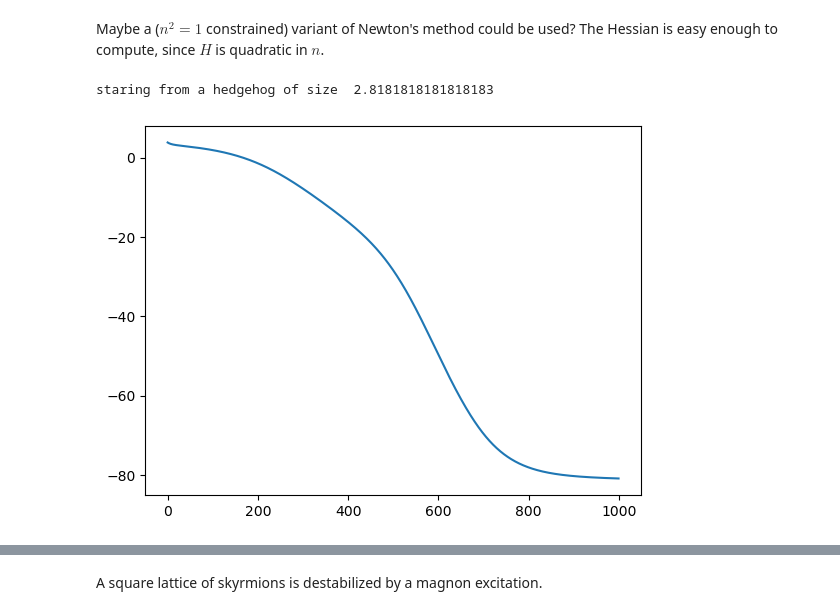
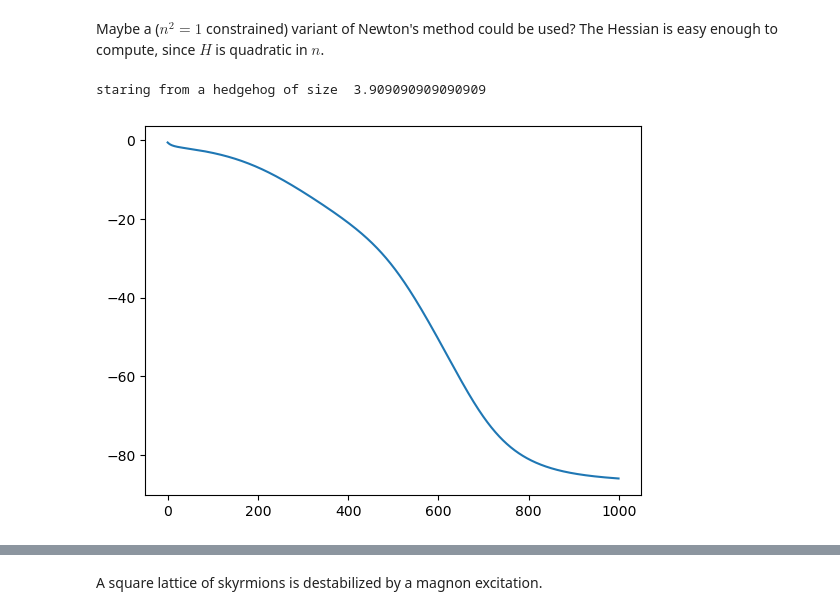
Before and after one commit to jan-chelmecki/skyrmion-tunnelling, a Jupyter notebook: instanton.ipynb, the cells around one changed output, grey strips where cells are left out. Cells and saved outputs as stored; diff of their text form; code cells hidden in the pictures.

```diff
--- a/instanton.ipynb
+++ b/instanton.ipynb
@@ -129,15 +143,15 @@ NameError: name 'nx' is not defined
 # %%
 nx = 50; ny =50
 #J1 = 1.0; J2 = -0.25; J3 = -0.10; B = -0.006
-J1 = 1.0; J2 = -0.30; J3 = -0.20; B = B_uniform(nx,ny,0.002, rim=True,rim_val=0.02)
+J1 = 1.0; J2 = -0.30; J3 = -0.20; K =0*1E-5; B = B_uniform(nx,ny,0.001, rim=False) + local_B_field(nx,ny,-0.020,r=3.0,sigma=1.0)
 #J1 = 1.0; J2 = -0.25; J3 = -0.20; B = 0.0
 nx = 30; ny =30
 
-b_vals = np.linspace(1.0,5,12)
+b_vals = np.linspace(1.0,9,15)
 H_vals = []
 for b in b_vals:
     n = skyrmion_ansatz(b, nx, ny)
-    E = H_vect(n,J1,J2,J3,B)
+    E = H_vect(n,J1,J2,J3,K,B)
     H_vals.append(E)
 #end
 
@@ -155,7 +177,7 @@ b_vals = np.linspace(1.0,5,12)
 H_vals = []
 for b in b_vals:
     n = skyrmion_ansatz(b, nx, ny)
-    E = H_vect(n,J1,J2,J3,B)
+    E = H_vect(n,J1,J2,J3,K,B)
     H_vals.append(E)
 #end
 b_vals[np.argmin(H_vals)]
@@ -176,16 +198,19 @@ so that $n \dot{n} = 0$.
 # %% [markdown]
 Maybe a ($n^2=1$ constrained) variant of Newton's method could be used? The Hessian is easy enough to compute, since $H$ is quadratic in $n$.
 # %%
-def relax(n_init, nx, ny, J1, J2, J3, B, dt, N_steps):
+def relax(n_init, nx, ny, J1, J2, J3, K, B, dt, N_steps):
     """
     Gradient descent on H
     """
-    def F(n,nx,ny,J1,J2,J3,B):
+    def F(n,nx,ny,J1,J2,J3,K,B):
         g = np.zeros_like(n) # MINUS the gradient of H
         for i in range(nx):
             for j in range(ny):
                 #external field
                 g[2,i,j] += B[i,j]
+                #anisotropy
+                g[:,i,j] += 2*K*n[:,i,j]
+
                 for (k,l) in [(i+1,j),(i,j+1)]:
                     k = k%nx; l = j%ny; # periodic BCs
                     g[:,i,j] += J1* n[:,k,l]
@@ -212,41 +237,41 @@ def relax(n_init, nx, ny, J1, J2, J3, B, dt, N_steps):
 
 
     n = np.zeros_like(n_init)
     H_vals = np.zeros(N_steps)
     n = n_init
     for i in range(N_steps):
-        k1 = F(n, nx, ny, J1, J2, J3, B)
+        k1 = F(n, nx, ny, J1, J2, J3, K, B)
         #adaptive time step
         #maxf = np.max(np.abs(k1))
         #dt = 5E-2/ maxf
         #print("dt = ", dt)
         n += k1*dt
-        H_vals[i] = H_vect(n,J1,J2,J3,B)
+        H_vals[i] = H_vect(n,J1,J2,J3,K,B)
 
     plt.plot(H_vals)
     return n
 #end
 
-def skyrmion_minimum(nx, ny, J1, J2, J3, B, dt=0.05, N_steps=50):
+def skyrmion_minimum(nx, ny, J1, J2, J3, K, B, dt=0.05, N_steps=50):
 
     #see what kind of skyrmion has optimal size
     b_vals = np.linspace(1.0,5,12)
     H_vals = []
     for b in b_vals:
         n = skyrmion_ansatz(b, nx, ny)
-        E = H_vect(n,J1,J2,J3,B)
+        E = H_vect(n,J1,J2,J3,K,B)
         H_vals.append(E)
     #end
     b = b_vals[np.argmin(H_vals)]
     print("staring from a hedgehog of size ", b)
 
-    return relax(skyrmion_ansatz(b,nx,ny),nx,ny,J1,J2,J3,B,dt,N_steps)
+    return relax(skyrmion_ansatz(b,nx,ny),nx,ny,J1,J2,J3,K,B,dt,N_steps)
 
 
-n_Sk = skyrmion_minimum(nx,ny,J1,J2,J3,B,dt=0.05,N_steps=1000)
+n_Sk = skyrmion_minimum(nx,ny,J1,J2,J3,K,B,dt=0.05,N_steps=1000)
 # %% [output]
-staring from a hedgehog of size  2.8181818181818183
+staring from a hedgehog of size  3.909090909090909
-[figure, old version]
+[figure, new version]
 # %%
 def check_norm(n):
     norm = n[0,:,:]**2 + n[1,:,:]**2 + n[2,:,:]**2
```
Also changed, not shown: parts of 18 cells of this notebook.
